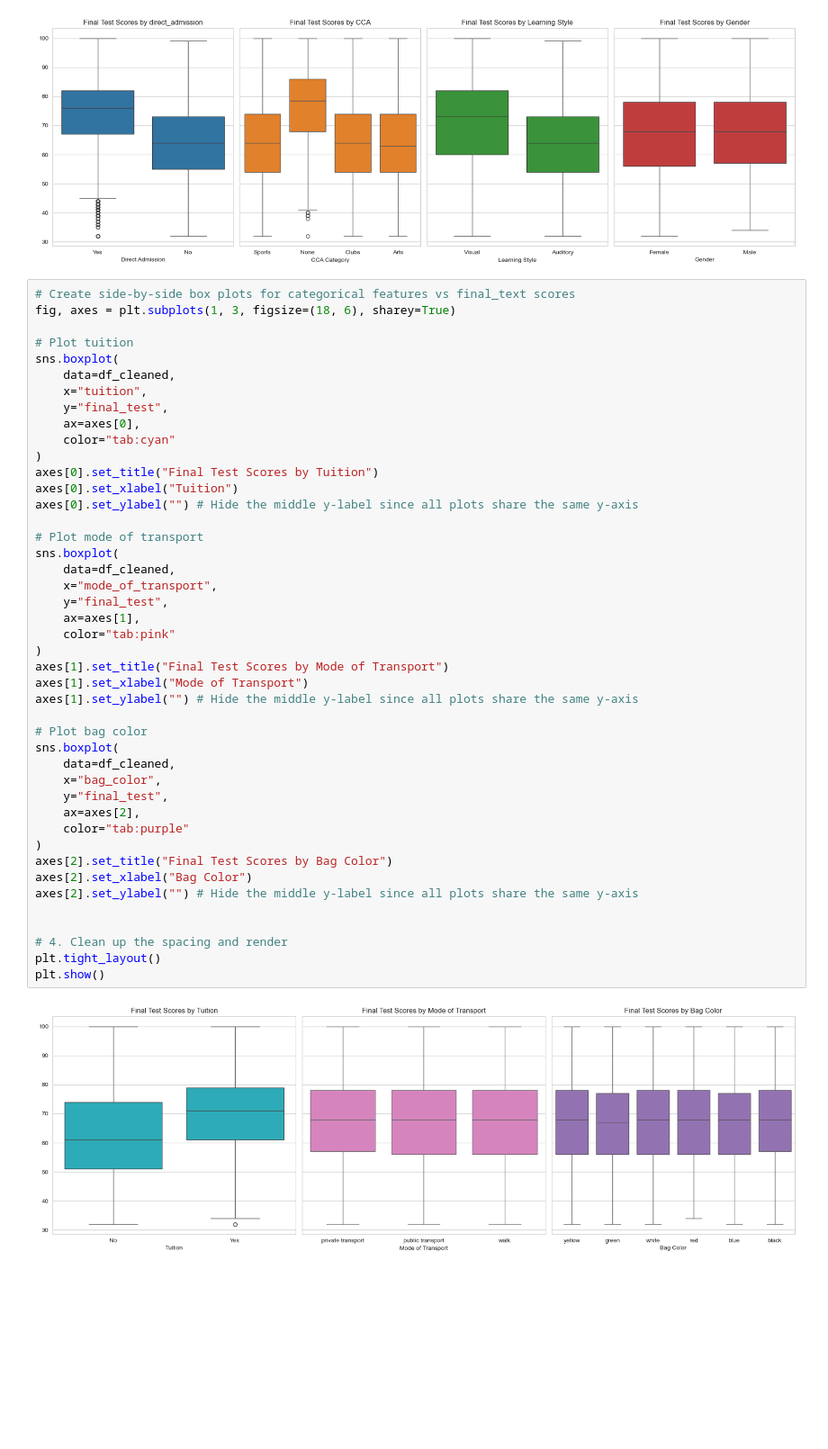
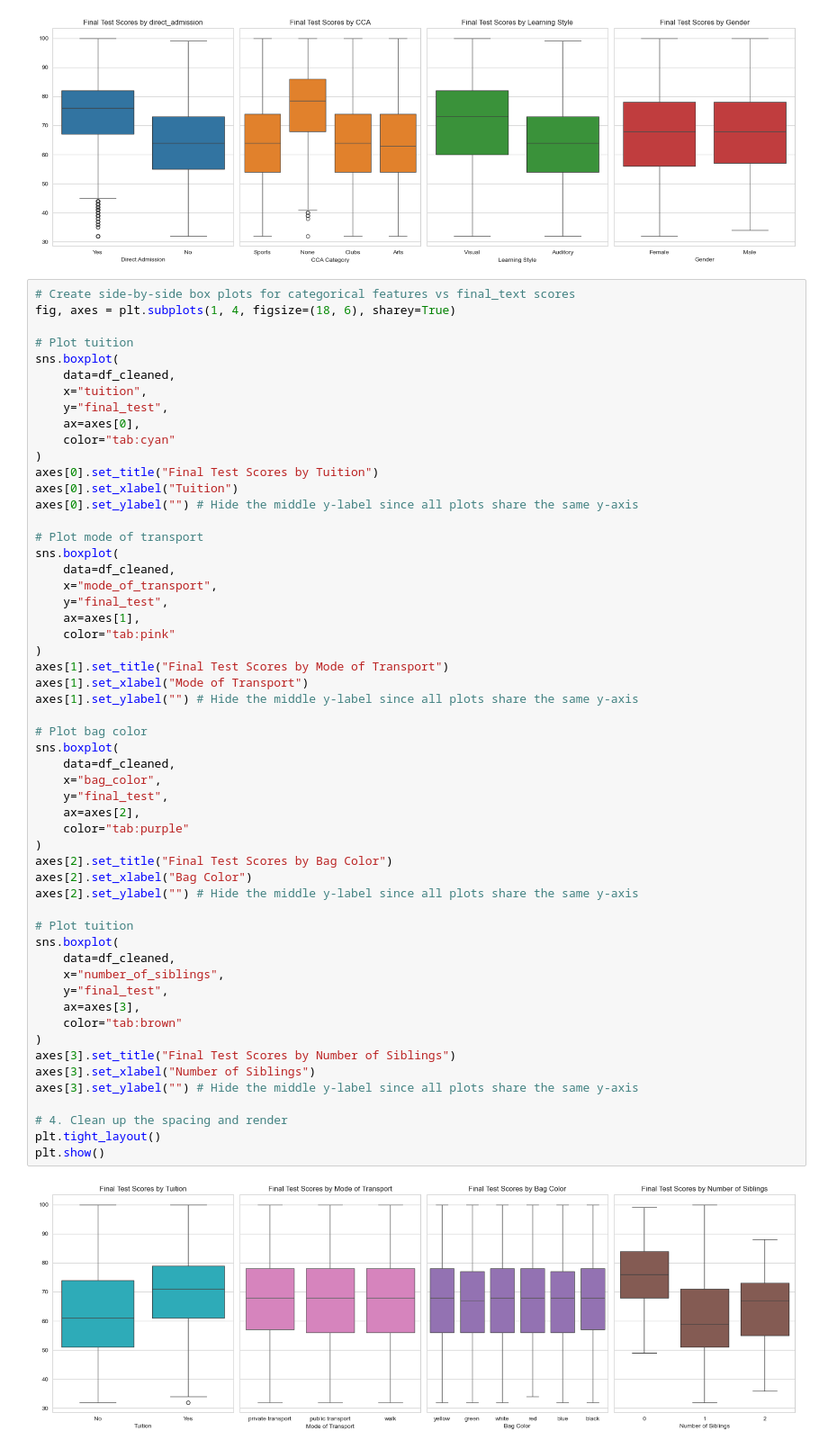
Before and after one commit to weirenong/aiap_mod3_chap7_self_practice, a Jupyter notebook: eda.ipynb, the cells around one changed output. Shown at 90% size. Saved outputs shown, nothing was run; the diff lists cells and outputs as text; blank space fills up the shorter version.

```diff
--- a/eda.ipynb
+++ b/eda.ipynb
@@ -387,7 +394,7 @@ plt.show()
 [figure]
 # %%
 # Create side-by-side box plots for categorical features vs final_text scores
-fig, axes = plt.subplots(1, 3, figsize=(18, 6), sharey=True)
+fig, axes = plt.subplots(1, 4, figsize=(18, 6), sharey=True)
 
 # Plot tuition
 sns.boxplot(
@@ -403,34 +410,45 @@ axes[0].set_ylabel("") # Hide the middle y-label since all plots share the same
 
 # Plot mode of transport
 sns.boxplot(
     data=df_cleaned,
     x="mode_of_transport",
     y="final_test",
     ax=axes[1],
     color="tab:pink"
 )
 axes[1].set_title("Final Test Scores by Mode of Transport")
 axes[1].set_xlabel("Mode of Transport")
 axes[1].set_ylabel("") # Hide the middle y-label since all plots share the same y-axis
 
 # Plot bag color
 sns.boxplot(
     data=df_cleaned,
     x="bag_color",
     y="final_test",
     ax=axes[2],
     color="tab:purple"
 )
 axes[2].set_title("Final Test Scores by Bag Color")
 axes[2].set_xlabel("Bag Color")
 axes[2].set_ylabel("") # Hide the middle y-label since all plots share the same y-axis
 
+# Plot tuition
+sns.boxplot(
+    data=df_cleaned,
+    x="number_of_siblings",
+    y="final_test",
+    ax=axes[3],
+    color="tab:brown"
+)
+axes[3].set_title("Final Test Scores by Number of Siblings")
+axes[3].set_xlabel("Number of Siblings")
+axes[3].set_ylabel("") # Hide the middle y-label since all plots share the same y-axis
 
 # 4. Clean up the spacing and render
 plt.tight_layout()
 plt.show()
 # %% [output]
-[figure, old version]
+[figure, new version]
 # %% [markdown]
 Interpreting box pLot for categorical variables
 In the two sets of box plots we have plotted above, we can make several key observations about the relationship between each categorical and 'final_test' features.
```
Also changed, not shown: parts of 3 cells of this notebook.
